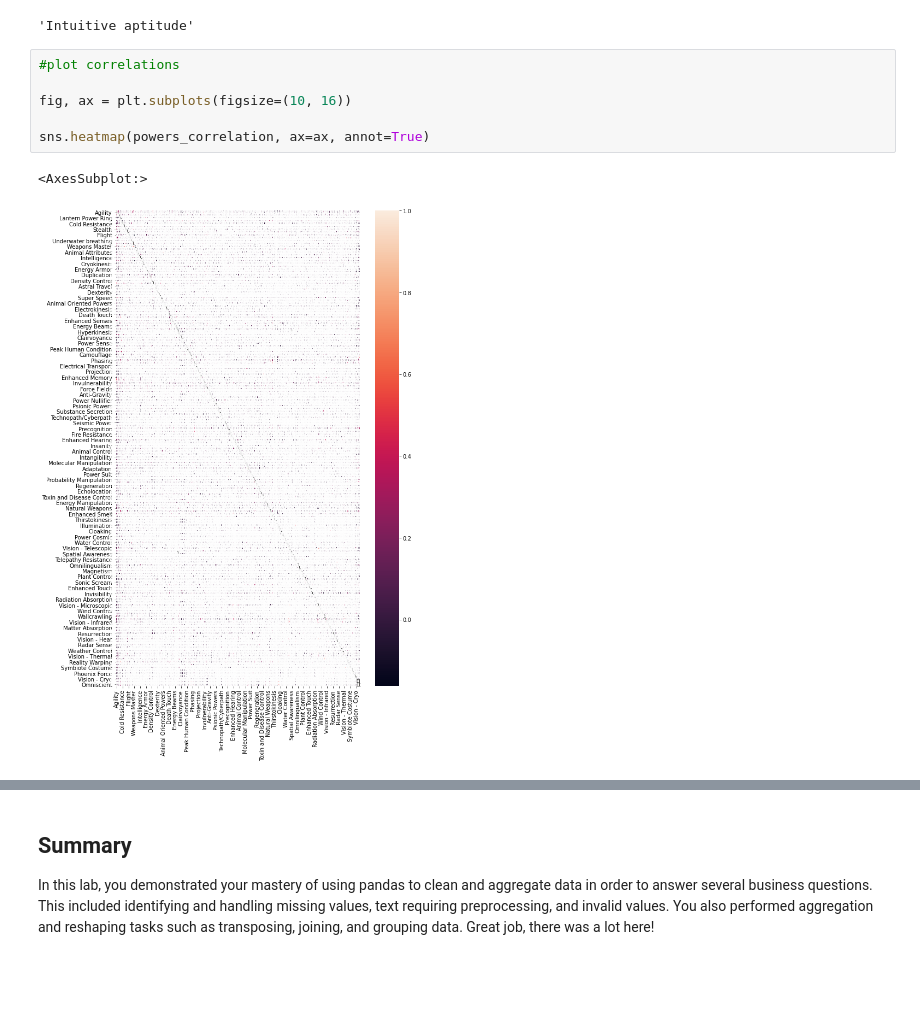
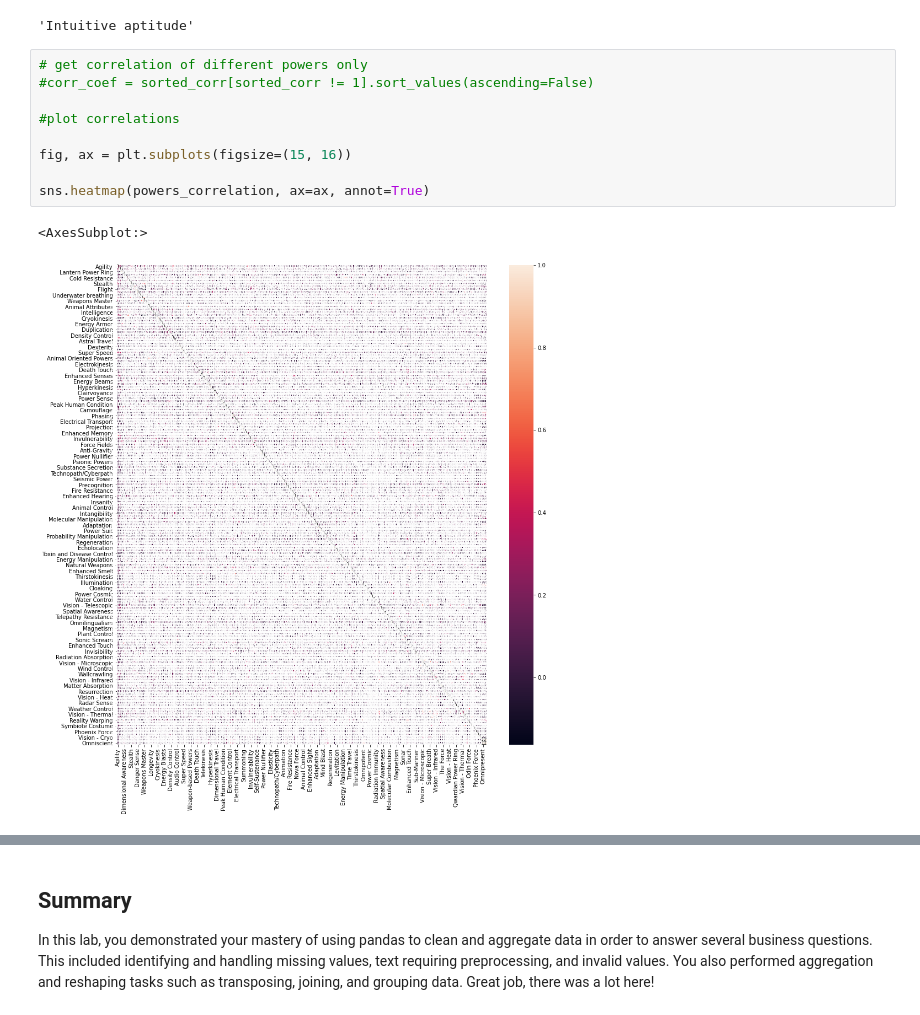
Before and after one commit to maureen-wk/dsc-pandas-data-cleaning-lab, a Jupyter notebook: index.ipynb, the cells around one changed output, grey strips where cells are left out. Cells and saved outputs as stored; diff of their text form; blank space fills up the shorter version.

```diff
--- a/index.ipynb
+++ b/index.ipynb
@@ -1023,14 +1025,17 @@ Highest_correlation
 # %% [output]
 'Intuitive aptitude'
 # %%
+# get correlation of different powers only
+#corr_coef = sorted_corr[sorted_corr != 1].sort_values(ascending=False)
+
 #plot correlations
 
-fig, ax = plt.subplots(figsize=(10, 16))
+fig, ax = plt.subplots(figsize=(15, 16))
 
 sns.heatmap(powers_correlation, ax=ax, annot=True)
 # %% [output]
 <AxesSubplot:>
-[figure, old version]
+[figure, new version]
 # %%
 """
 This analysis shows melting and intuitive aptitude have the highest chance of co-occuring in a hero
```
Also changed, not shown: parts of 5 cells of this notebook.
